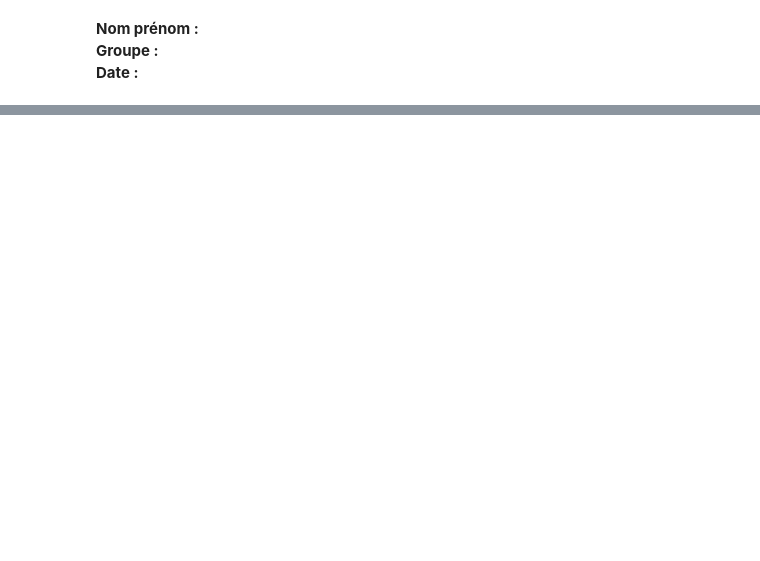
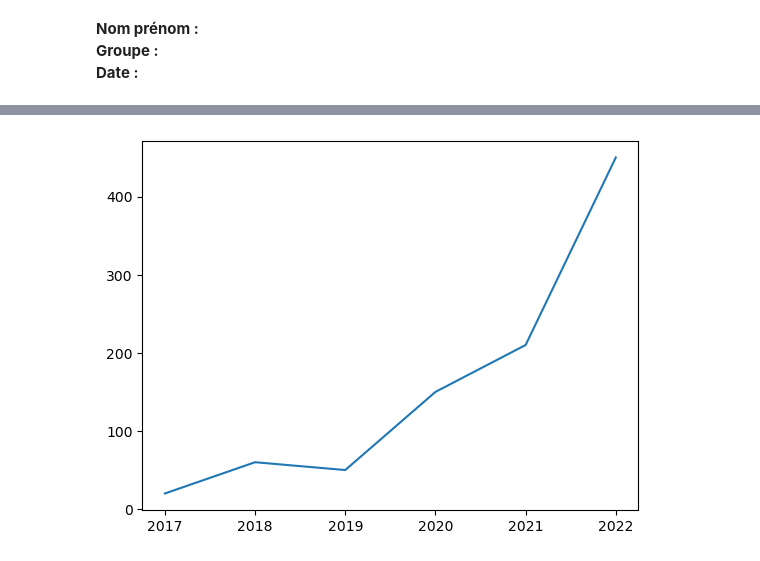
Before and after one commit to maxbauergit/SVE, a Jupyter notebook: TP-foad-Nom-prenom.ipynb, the cells around one changed output, grey strips where cells are left out. Drawn from its saved outputs; the diff is of its cells as text; code cells hidden in the pictures; blank space fills up the shorter version.

```diff
--- a/TP-foad-Nom-prenom.ipynb
+++ b/TP-foad-Nom-prenom.ipynb
@@ -390,0 +48,8 @@ print("Suite du programme ....") # n'est pas exécuté
+# %%
+import matplotlib.pyplot as plt
+l_x = [2017, 2018, 2019, 2020, 2021, 2022] # liste des abscisses
+l_y = [20, 60, 50, 150, 210, 450] # liste des ordonnés
+plt.plot(l_x, l_y) # relie les points (2017, 20), (2018, 60), ...
+plt.show() # affiche le graphique
+# %% [output]
+[figure, added]
```
Also changed, not shown: parts of 111 cells of this notebook.
